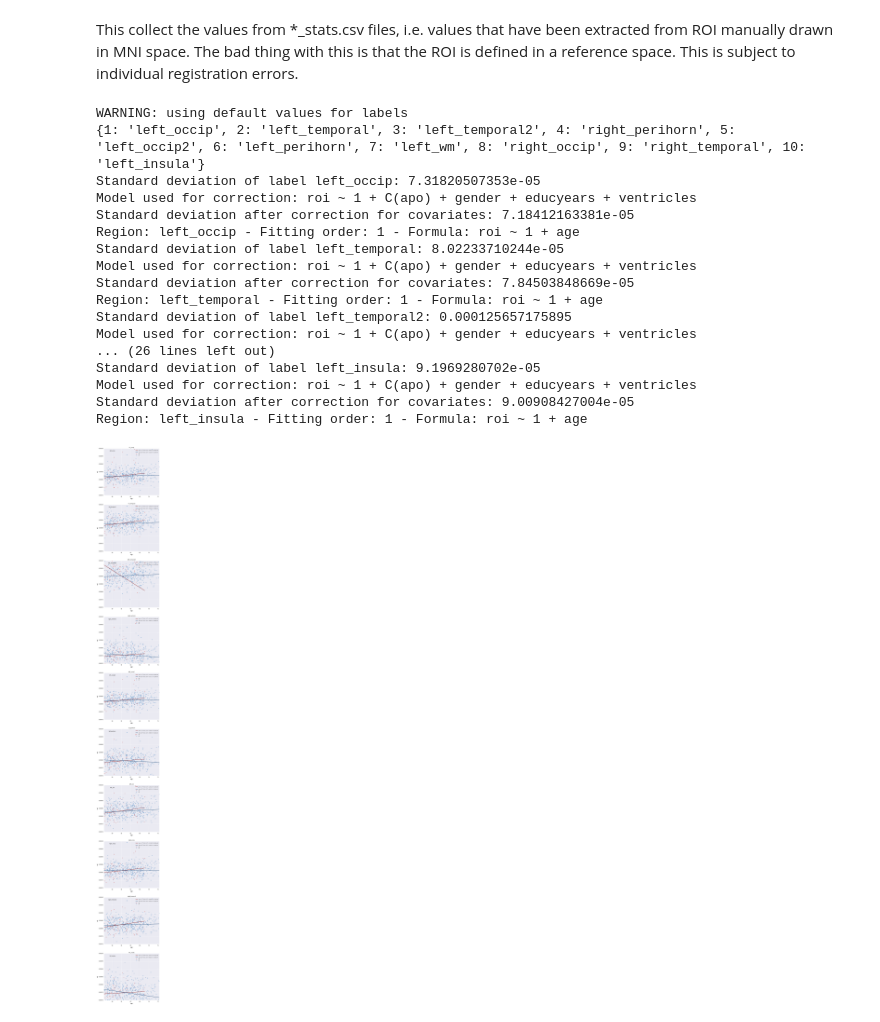
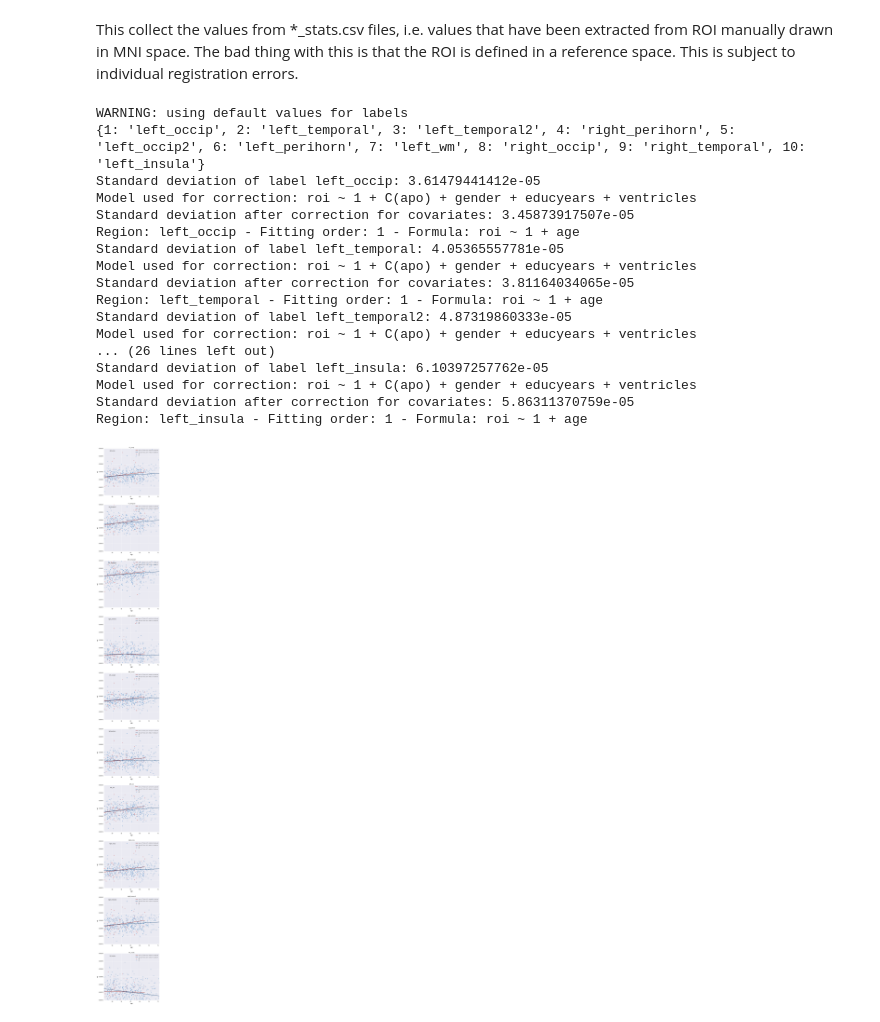
Before and after one commit to xgrg/alfa, a Jupyter notebook: notebooks/ROI analyses/ROI analysis (MNI space) DARTEL csf.5 (ROI DARTEL).ipynb, the cells around one changed output. Saved outputs shown, nothing was run; the diff lists cells and outputs as text; code cells hidden in the pictures.

```diff
--- a/notebooks/ROI analyses/ROI analysis (MNI space) DARTEL csf.5 (ROI DARTEL).ipynb
+++ b/notebooks/ROI analyses/ROI analysis (MNI space) DARTEL csf.5 (ROI DARTEL).ipynb
@@ -11,32 +11,42 @@ The bad thing with this is that the ROI is defined in a reference space. This is
 # %%
 regions = range(1,11)
 data = pd.read_excel('/tmp/covariates.xls')
 data['subject'] = data.index
 data = data.sort_values(['apo', 'subject'])
 src = '/tmp/roivalues_csf.5/'
 filepattern = '*_stats.csv'
 csvfiles = glob(osp.join(src, filepattern))
 subjects = [string.atoi(e.split('/')[-1].split('_')[0]) for e in csvfiles]
+
+to_remove = [10551, 10397, 11383, 13083, 10701, 21092] # failed DARTEL subjects
+
+# remove wrong subjects
+data = data[~data['subject'].isin(to_remove)]
+for e in to_remove:
+    s = subjects.index(e)
+    subjects.pop(s)
+    csvfiles.pop(s)
+
 plot_regions(data, regions, csvfiles, subjects, groups=['HO','All'], ylim=[0.0007,0.001])
 # %% [output]
 WARNING: using default values for labels
 {1: 'left_occip', 2: 'left_temporal', 3: 'left_temporal2', 4: 'right_perihorn', 5: 'left_occip2', 6: 'left_perihorn', 7: 'left_wm', 8: 'right_occip', 9: 'right_temporal', 10: 'left_insula'}
-Standard deviation of label left_occip: 7.31820507353e-05
+Standard deviation of label left_occip: 3.61479441412e-05
 Model used for correction: roi ~ 1 + C(apo) + gender + educyears + ventricles
-Standard deviation after correction for covariates: 7.18412163381e-05
+Standard deviation after correction for covariates: 3.45873917507e-05
 Region: left_occip - Fitting order: 1 - Formula: roi ~ 1 + age
-Standard deviation of label left_temporal: 8.02233710244e-05
+Standard deviation of label left_temporal: 4.05365557781e-05
 Model used for correction: roi ~ 1 + C(apo) + gender + educyears + ventricles
-Standard deviation after correction for covariates: 7.84503848669e-05
+Standard deviation after correction for covariates: 3.81164034065e-05
 Region: left_temporal - Fitting order: 1 - Formula: roi ~ 1 + age
-Standard deviation of label left_temporal2: 0.000125657175895
+Standard deviation of label left_temporal2: 4.87319860333e-05
 Model used for correction: roi ~ 1 + C(apo) + gender + educyears + ventricles
 ... (26 lines left out)
-Standard deviation of label left_insula: 9.1969280702e-05
+Standard deviation of label left_insula: 6.10397257762e-05
 Model used for correction: roi ~ 1 + C(apo) + gender + educyears + ventricles
-Standard deviation after correction for covariates: 9.00908427004e-05
+Standard deviation after correction for covariates: 5.86311370759e-05
 Region: left_insula - Fitting order: 1 - Formula: roi ~ 1 + age
-[figure, old version]
+[figure, new version]
 # %%
 import plotly
 #plotly.init_notebook_mode()
```
Also changed, not shown: parts of 4 cells of this notebook.
